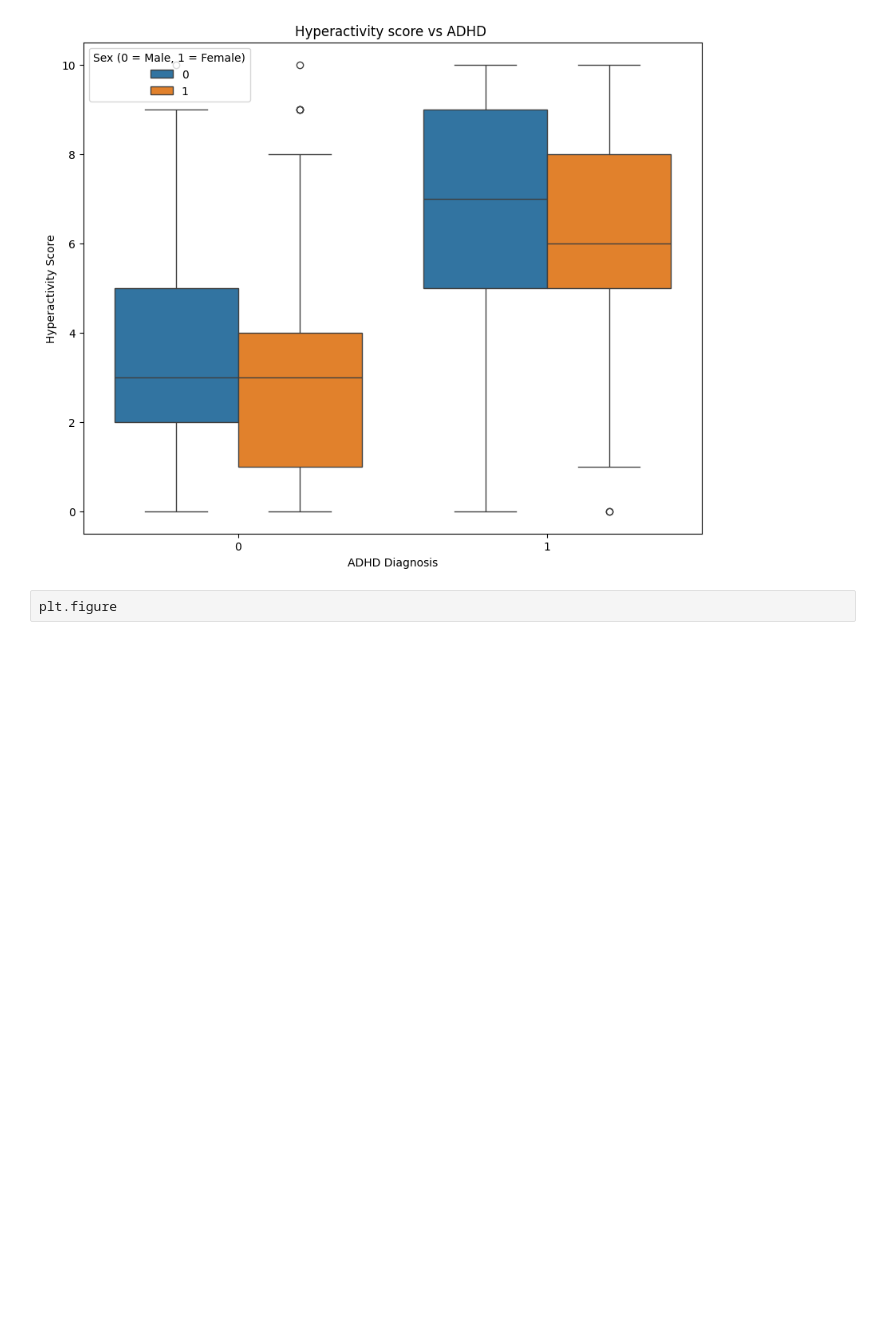
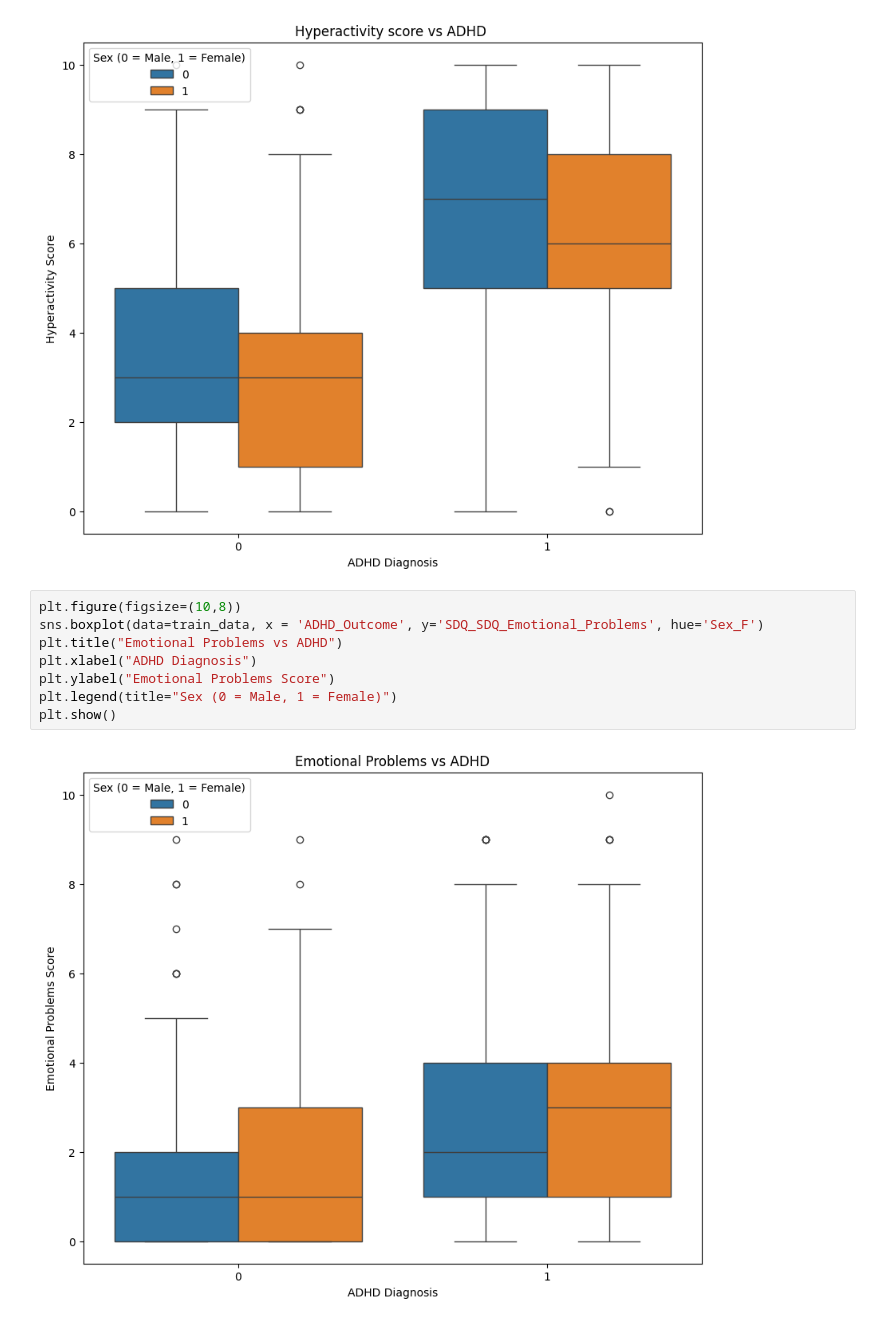
Before and after one commit to Folasewa/Health-Tech-DS-Projects, a Jupyter notebook: ADHD-Kaggle/adhd.ipynb, the cells around one changed output. Drawn from its saved outputs; the diff is of its cells as text; blank space fills up the shorter version.

```diff
--- a/ADHD-Kaggle/adhd.ipynb
+++ b/ADHD-Kaggle/adhd.ipynb
@@ -238,5 +238,13 @@ plt.legend(title="Sex (0 = Male, 1 = Female)")
 plt.show()
 # %% [output]
 [figure]
-# %%
-plt.figure
+# %%
+plt.figure(figsize=(10,8))
+sns.boxplot(data=train_data, x = 'ADHD_Outcome', y='SDQ_SDQ_Emotional_Problems', hue='Sex_F')
+plt.title("Emotional Problems vs ADHD")
+plt.xlabel("ADHD Diagnosis")
+plt.ylabel("Emotional Problems Score")
+plt.legend(title="Sex (0 = Male, 1 = Female)")
+plt.show()
+# %% [output]
+[figure, added]
```
Also changed, not shown: parts of 14 cells of this notebook, 1 other file.
